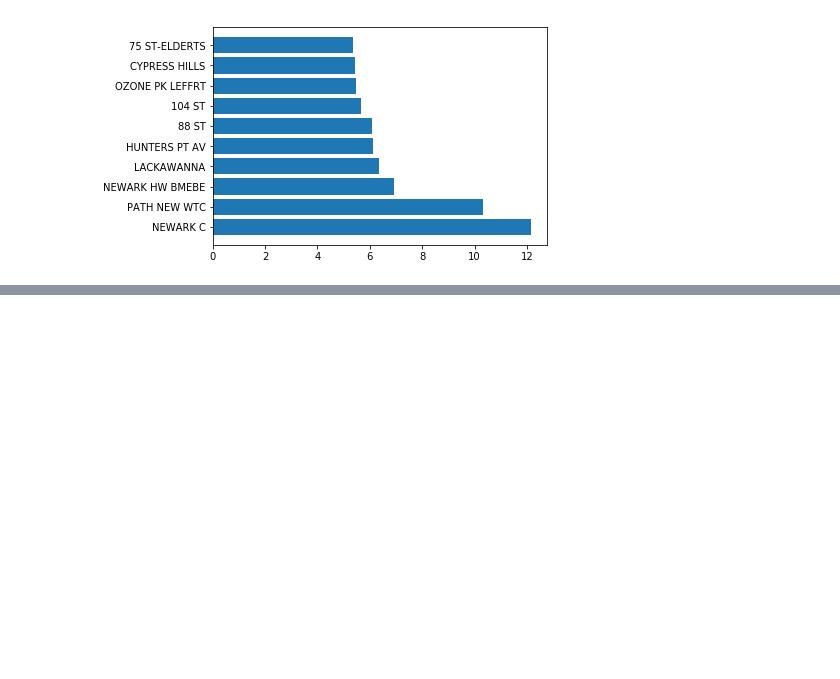
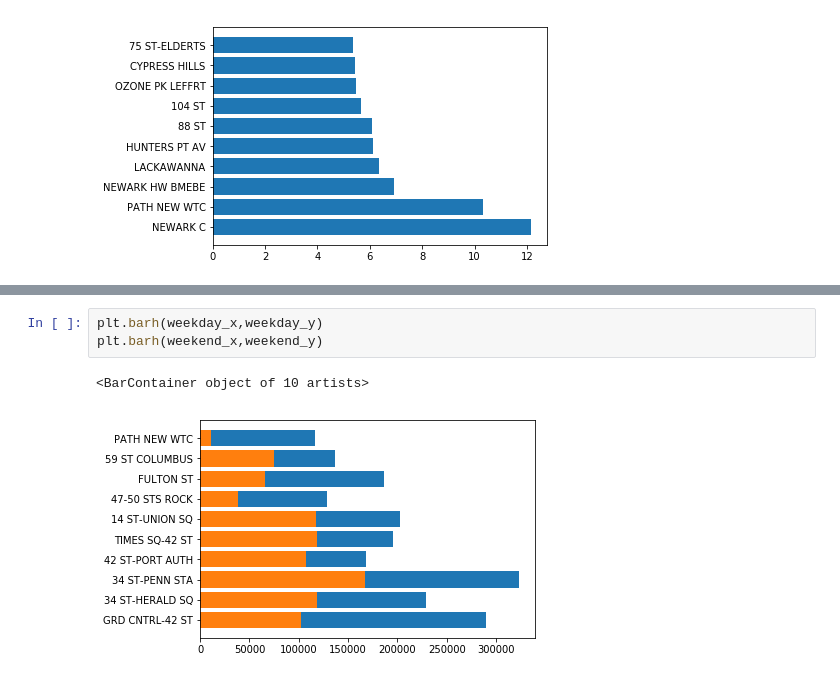
Before and after one commit to huge-reality/MTA_Project_Group_5, a Jupyter notebook: Weekdays Weekends1.ipynb, the cells around one changed output, grey strips where cells are left out. Cells and saved outputs as stored; diff of their text form; blank space fills up the shorter version.

```diff
--- a/Weekdays Weekends1.ipynb
+++ b/Weekdays Weekends1.ipynb
@@ -409,0 +431,6 @@ Text(0.5, 0, 'MTA-Wide Median = 1.96')
+# %%
+plt.barh(weekday_x,weekday_y)
+plt.barh(weekend_x,weekend_y)
+# %% [output]
+<BarContainer object of 10 artists>
+[figure, added]
```
Also changed, not shown: parts of 3 cells of this notebook.
